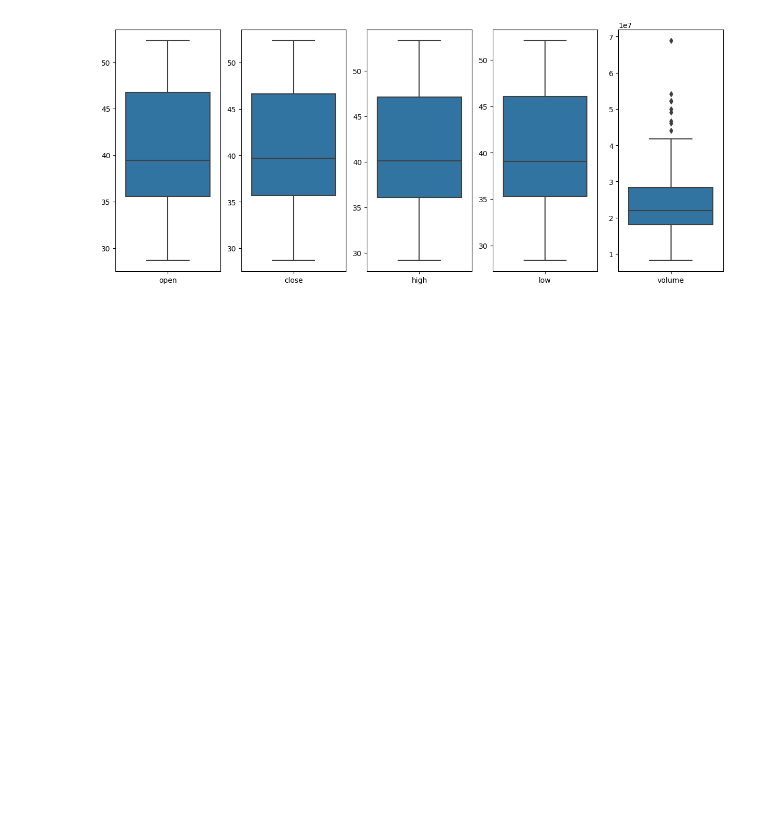
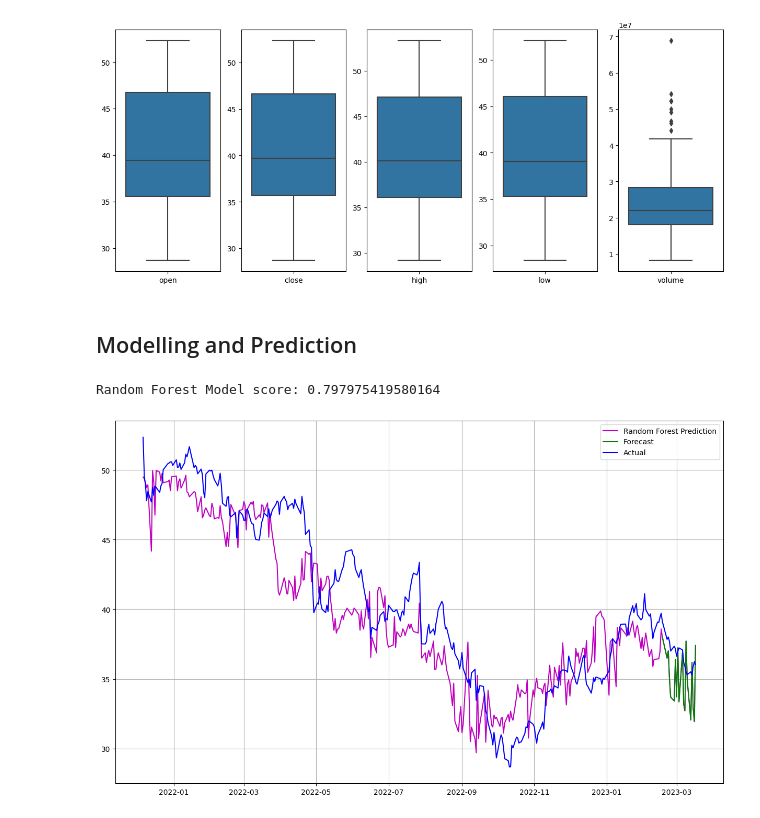
Before and after one commit to geoffpatton/dsci-521-project, a Jupyter notebook: final_project_impl.ipynb, the cells around one changed output. Cells and saved outputs as stored; diff of their text form; code cells hidden in the pictures; blank space fills up the shorter version.

```diff
--- a/final_project_impl.ipynb
+++ b/final_project_impl.ipynb
@@ -173,3 +174,71 @@ for i, col in enumerate(features):
 plt.show()
 # %% [output]
 [figure]
+# %% [markdown]
+## Modelling and Prediction
+# %%
+# Decision Tree
+from sklearn.ensemble import RandomForestRegressor
+
+from sklearn.model_selection import train_test_split
+
+from sklearn.metrics import f1_score, precision_score, recall_score, accuracy_score
+from datetime import date, datetime, timedelta
+
+predict_days = 20
+
+
+
+comcast_forest_regressor_df = company_stock_data_df.copy()
+
+comcast_forest_regressor_df['prediction'] = comcast_forest_regressor_df['close'].shift(-predict_days)
+comcast_forest_regressor_df['date'] = pd.to_datetime(comcast_forest_regressor_df['date'])
+comcast_forest_regressor_df.index = comcast_forest_regressor_df['date']
+comcast_forest_regressor_df = pd.DataFrame(comcast_forest_regressor_df.iloc[:,-5:])
+
+comcast_forest_regressor_df = comcast_forest_regressor_df.sort_values(by='date')
+
+
+X = np.array(comcast_forest_regressor_df.drop(['prediction'], axis = 1))
+X = X[:-predict_days]
+
+y = np.array(comcast_forest_regressor_df['prediction'])
+y = y[:-predict_days]
+
+
+
+
+X_train, X_test, y_train_labels, y_test_labels = train_test_split(X,  y, train_size=0.75, test_size=0.25, random_state=0)
+
+
+forest_model = RandomForestRegressor()
+forest_model.fit(X_train, y_train_labels)
+
+forest_model_score = forest_model.score(X_test, y_test_labels)
+print('Random Forest Model score:', forest_model_score)
+
+X_predict = np.array(comcast_forest_regressor_df.drop(['prediction'], 1))[-predict_days:]
+
+linear_model_predict_prediction = forest_model.predict(X_predict)
+linear_model_real_prediction = forest_model.predict(np.array(comcast_forest_regressor_df.drop(['prediction'], 1)))
+
+predicted_dates = []
+recent_date = comcast_forest_regressor_df.index.max()
+display_at = recent_date
+
+for i in range(predict_days):
+    recent_date += timedelta(days=1)
+    predicted_dates.append(recent_date)
+
+
+plt.figure(figsize=(15, 9))
+plt.plot(comcast_forest_regressor_df.index[0:], linear_model_real_prediction[0:], label='Random Forest Prediction', color='m')
+#plt.plot(predicted_dates, linear_model_predict_prediction, label='Forecast', color='green', alpha=alpha)
+plt.plot(comcast_forest_regressor_df.index[-predict_days:], linear_model_predict_prediction, label='Forecast', color='green')
+plt.plot(comcast_forest_regressor_df.index[0:], comcast_forest_regressor_df['close'][0:], label='Actual', color='b')
+plt.legend()
+plt.grid()
+plt.show()
+# %% [output]
+Random Forest Model score: 0.797975419580164
+[figure, added]
```
Also changed, not shown: parts of 1 cell of this notebook.
